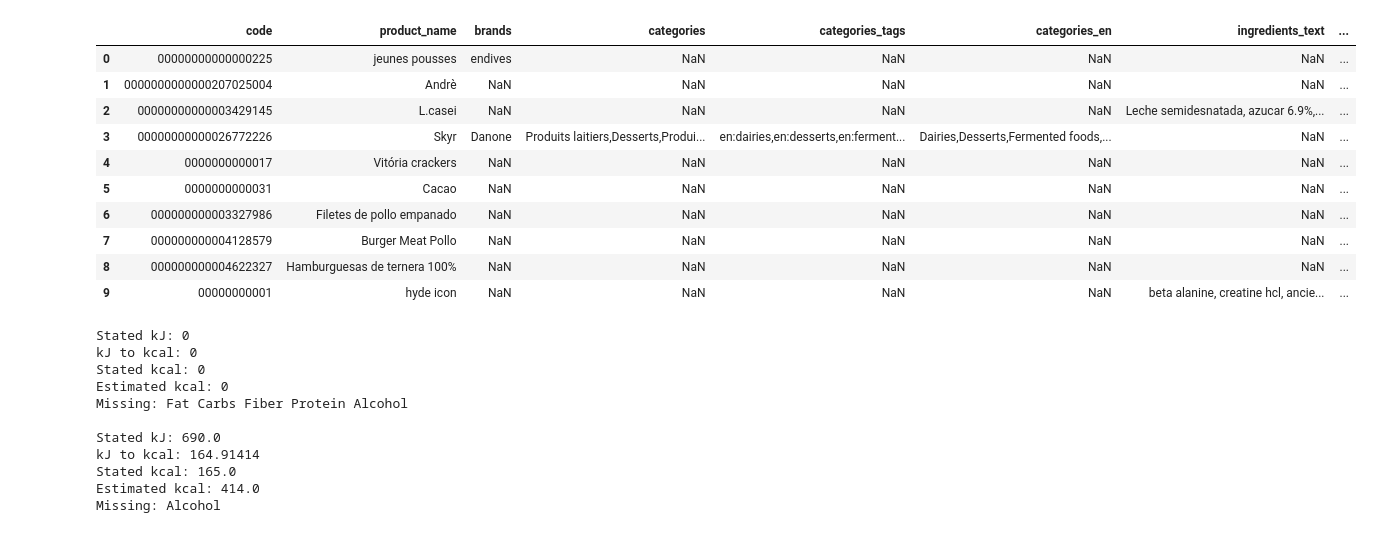
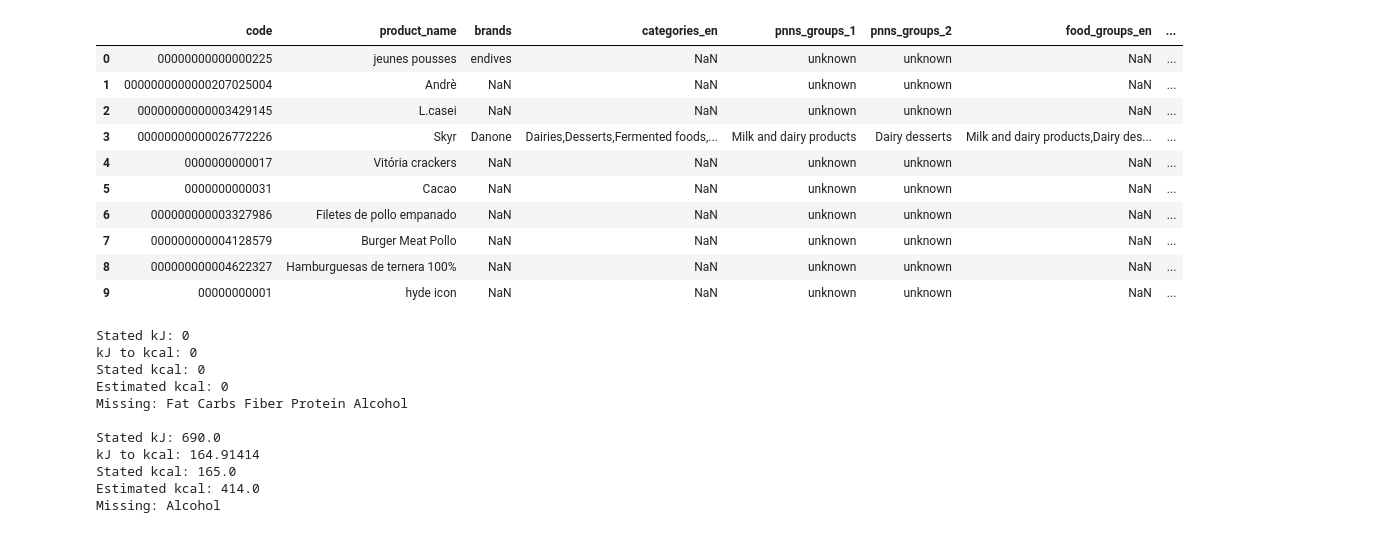
Before and after one commit to gabrielhermel/OC_DS_P3, a Jupyter notebook: Hermel_Gabriel_1_notebook_nettoyage_092022.ipynb, the cells around one changed output. Saved outputs shown, nothing was run; the diff lists cells and outputs as text; code cells hidden in the pictures.

```diff
--- a/Hermel_Gabriel_1_notebook_nettoyage_092022.ipynb
+++ b/Hermel_Gabriel_1_notebook_nettoyage_092022.ipynb
@@ -8,25 +12,25 @@ import scipy
 # %%
 products_df_preview = pd.read_csv('en.openfoodfacts.org.products.csv', delimiter='\t',
                           encoding='utf-8', low_memory=False, nrows=10,
                           dtype={"code":"string"})
 with pd.option_context('display.max_columns', None):
-    display(products_df_preview[['code', 'product_name', 'brands', 'categories', 'categories_tags', 'categories_en', 'ingredients_text',
-                         'ingredients_tags', 'pnns_groups_1', 'pnns_groups_2', 'food_groups', 'food_groups_tags', 'food_groups_en',
-                         'main_category', 'main_category_en', 'energy-kj_100g', 'energy-kcal_100g', 'energy_100g', 'fat_100g',
-                         'saturated-fat_100g', 'carbohydrates_100g', 'sugars_100g', 'fiber_100g', 'proteins_100g', 'alcohol_100g',
-                         'glycemic-index_100g']])
+    display(products_df_preview[['code', 'product_name', 'brands', 'categories_en', 'pnns_groups_1', 'pnns_groups_2',
+                                 'food_groups_en', 'main_category_en', 'energy_100g', 'energy-kj_100g', 'energy-kcal_100g',
+                                 'proteins_100g', 'carbohydrates_100g', 'sugars_100g', 'starch_100g', 'fat_100g', 'saturated-fat_100g',
+                                 'monounsaturated-fat_100g', 'polyunsaturated-fat_100g', 'omega-3-fat_100g', 'omega-6-fat_100g',
+                                 'trans-fat_100g', 'fiber_100g', 'sodium_100g', 'alcohol_100g', 'glycemic-index_100g']])
 # %% [output]
-|  | code | product_name | brands | categories | categories_tags | categories_en | ingredients_text | ... |
-| 0 | 00000000000000225 | jeunes pousses | endives | NaN | NaN | NaN | NaN | ... |
-| 1 | 0000000000000207025004 | Andrè | NaN | NaN | NaN | NaN | NaN | ... |
-| 2 | 00000000000003429145 | L.casei | NaN | NaN | NaN | NaN | Leche semidesnatada, azucar 6.9%,... | ... |
-| 3 | 00000000000026772226 | Skyr | Danone | Produits laitiers,Desserts,Produi... | en:dairies,en:desserts,en:ferment... | Dairies,Desserts,Fermented foods,... | NaN | ... |
-| 4 | 0000000000017 | Vitória crackers | NaN | NaN | NaN | NaN | NaN | ... |
-| 5 | 0000000000031 | Cacao | NaN | NaN | NaN | NaN | NaN | ... |
-| 6 | 000000000003327986 | Filetes de pollo empanado | NaN | NaN | NaN | NaN | NaN | ... |
-| 7 | 000000000004128579 | Burger Meat Pollo | NaN | NaN | NaN | NaN | NaN | ... |
-| 8 | 000000000004622327 | Hamburguesas de ternera 100% | NaN | NaN | NaN | NaN | NaN | ... |
-| 9 | 00000000001 | hyde icon | NaN | NaN | NaN | NaN | beta alanine, creatine hcl, ancie... | ... |
+|  | code | product_name | brands | categories_en | pnns_groups_1 | pnns_groups_2 | food_groups_en | ... |
+| 0 | 00000000000000225 | jeunes pousses | endives | NaN | unknown | unknown | NaN | ... |
+| 1 | 0000000000000207025004 | Andrè | NaN | NaN | unknown | unknown | NaN | ... |
+| 2 | 00000000000003429145 | L.casei | NaN | NaN | unknown | unknown | NaN | ... |
+| 3 | 00000000000026772226 | Skyr | Danone | Dairies,Desserts,Fermented foods,... | Milk and dairy products | Dairy desserts | Milk and dairy products,Dairy des... | ... |
+| 4 | 0000000000017 | Vitória crackers | NaN | NaN | unknown | unknown | NaN | ... |
+| 5 | 0000000000031 | Cacao | NaN | NaN | unknown | unknown | NaN | ... |
+| 6 | 000000000003327986 | Filetes de pollo empanado | NaN | NaN | unknown | unknown | NaN | ... |
+| 7 | 000000000004128579 | Burger Meat Pollo | NaN | NaN | unknown | unknown | NaN | ... |
+| 8 | 000000000004622327 | Hamburguesas de ternera 100% | NaN | NaN | unknown | unknown | NaN | ... |
+| 9 | 00000000001 | hyde icon | NaN | NaN | unknown | unknown | NaN | ... |
 # %%
 for index, row in products_df_preview.iterrows():
     kj = row['energy-kj_100g']
```
Also changed, not shown: parts of 16 cells of this notebook.
